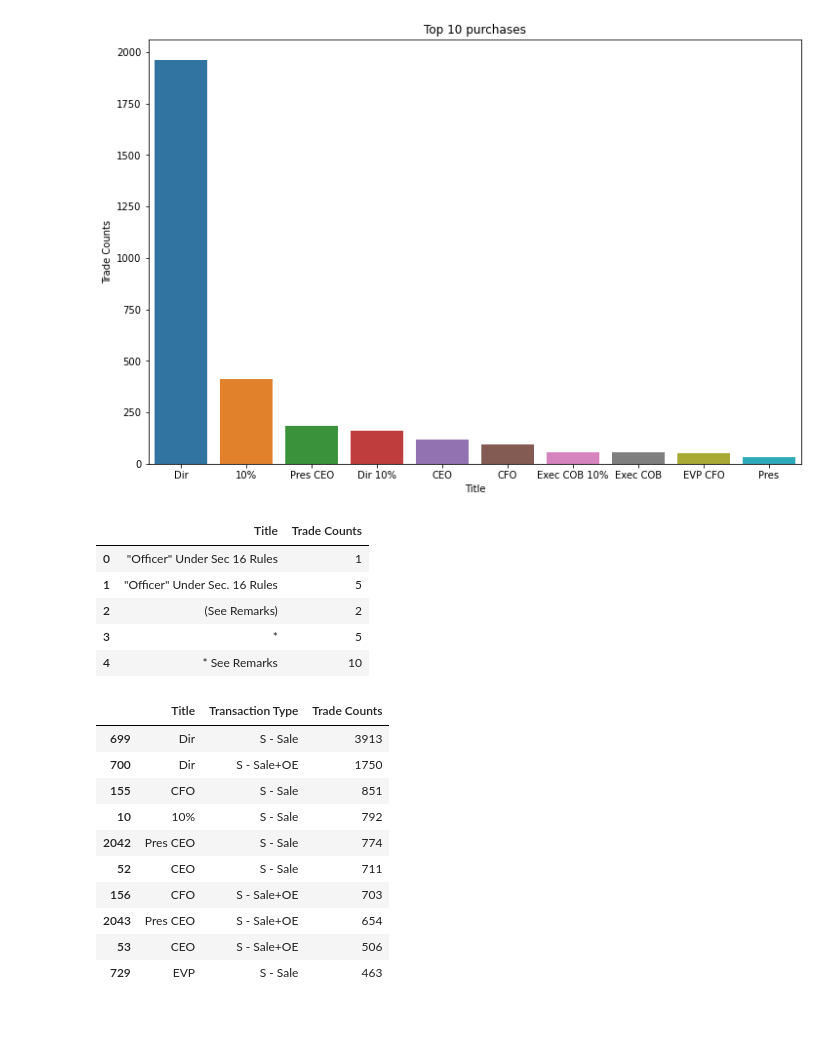
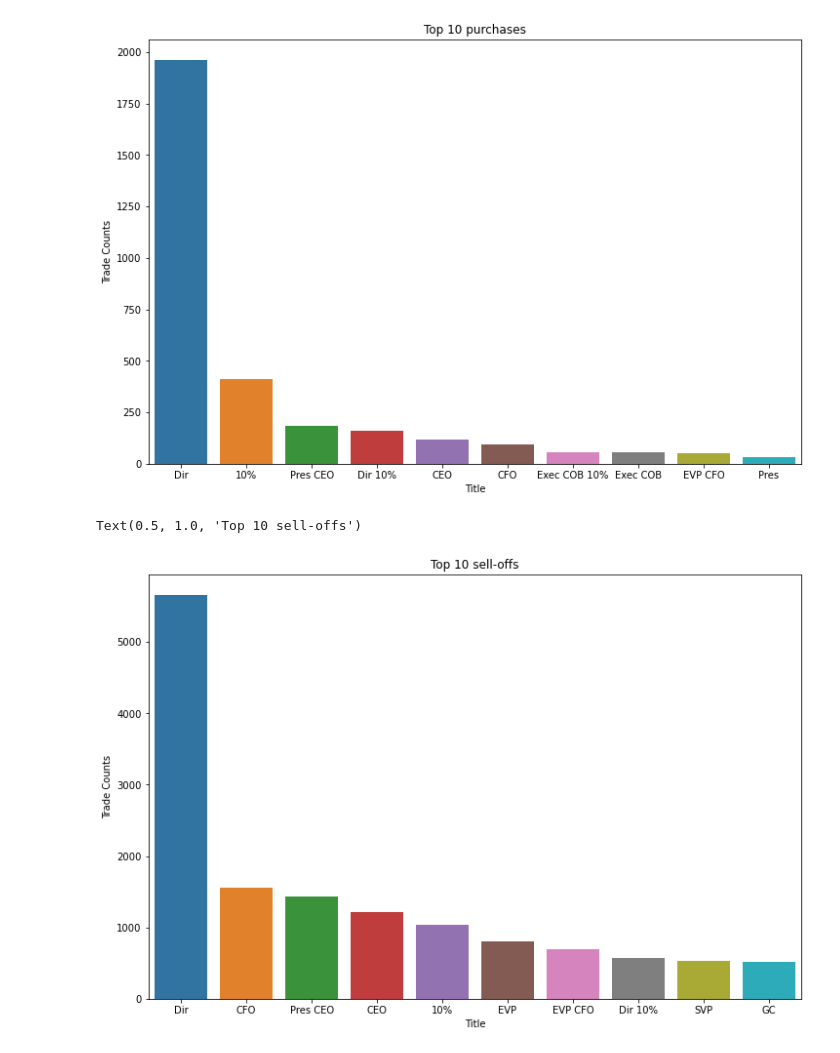
Before and after one commit to CassieCcL/Insider-trades, a Jupyter notebook: Insider-trades.ipynb, the cells around one changed output. Drawn from its saved outputs; the diff is of its cells as text; code cells hidden in the pictures; blank space fills up the shorter version.

```diff
--- a/Insider-trades.ipynb
+++ b/Insider-trades.ipynb
@@ -47,3 +49,8 @@ Data columns (total 16 columns):
  15  Date Traded Close       37709 non-null  float64
 dtypes: float64(5), int64(3), object(8)
 memory usage: 4.6+ MB
+# %%
+insider_df.drop("Change of Amount Owned", axis=1, inplace=True)
+# %%
+insider_df["Change of Amount Owned"] = insider_df["Quatity"]/(insider_df["Owned"]- insider_df["Quatity"])
+insider_df.head(10)
@@ -50,3 +79,5 @@ memory usage: 4.6+ MB
+# %%
+insider_df["Change of Amount Owned"] = insider_df["Change of Amount Owned"].apply(np.int64)
 # %%
 insider_df["Company"].unique()
 # %% [output]
@@ -66,7 +95,7 @@ insider_df.shape
 # %%
 # Show the frequencies of each type of insider trades
 
-nsider_type = insider_df.groupby(["Title","Transaction Type"], as_index=False)["Value"].count()
+insider_type = insider_df.groupby(["Title","Transaction Type"], as_index=False)["Value"].count()
 insider_type = insider_type.rename(columns={"Value":"Trade Counts"})
 insider_type = insider_type.sort_values(by="Trade Counts", ascending=False)
 insider_type.head(10)
@@ -112,30 +144,13 @@ plt.title("Top 10 purchases")
 Text(0.5, 1.0, 'Top 10 purchases')
 [figure]
 # %%
+# Sales including "sale" and "sale+OE", grouping together
 insider_sale = insider_sale.groupby("Title", as_index=False).sum("Trade Counts")
-insider_sale.head()
-# plt.figure(figsize=(12,8))
-# ax = sns.barplot(x="Title", y="Trade Counts", data=insider_sale.sort_values(by="Trade Counts", ascending=False).head(10))
-# plt.title("Top 10 sell-offs")
+
+# Plot top 10 sellers
+plt.figure(figsize=(12,8))
+ax = sns.barplot(x="Title", y="Trade Counts", data=insider_sale.sort_values(by="Trade Counts", ascending=False).head(10))
+plt.title("Top 10 sell-offs")
 # %% [output]
-|  | Title | Trade Counts |
-| 0 | "Officer" Under Sec 16 Rules | 1 |
-| 1 | "Officer" Under Sec. 16 Rules | 5 |
-| 2 | (See Remarks) | 2 |
-| 3 | * | 5 |
-| 4 | * See Remarks | 10 |
+Text(0.5, 1.0, 'Top 10 sell-offs')
+[figure, added]
-# %%
-new = insider_sale.sort_values(by="Trade Counts", ascending=False)
-new.head(10)
-# %% [output]
-|  | Title | Transaction Type | Trade Counts |
-| 699 | Dir | S - Sale | 3913 |
-| 700 | Dir | S - Sale+OE | 1750 |
-| 155 | CFO | S - Sale | 851 |
-| 10 | 10% | S - Sale | 792 |
-| 2042 | Pres CEO | S - Sale | 774 |
-| 52 | CEO | S - Sale | 711 |
-| 156 | CFO | S - Sale+OE | 703 |
-| 2043 | Pres CEO | S - Sale+OE | 654 |
-| 53 | CEO | S - Sale+OE | 506 |
-| 729 | EVP | S - Sale | 463 |
```
Also changed, not shown: parts of 30 cells of this notebook.
